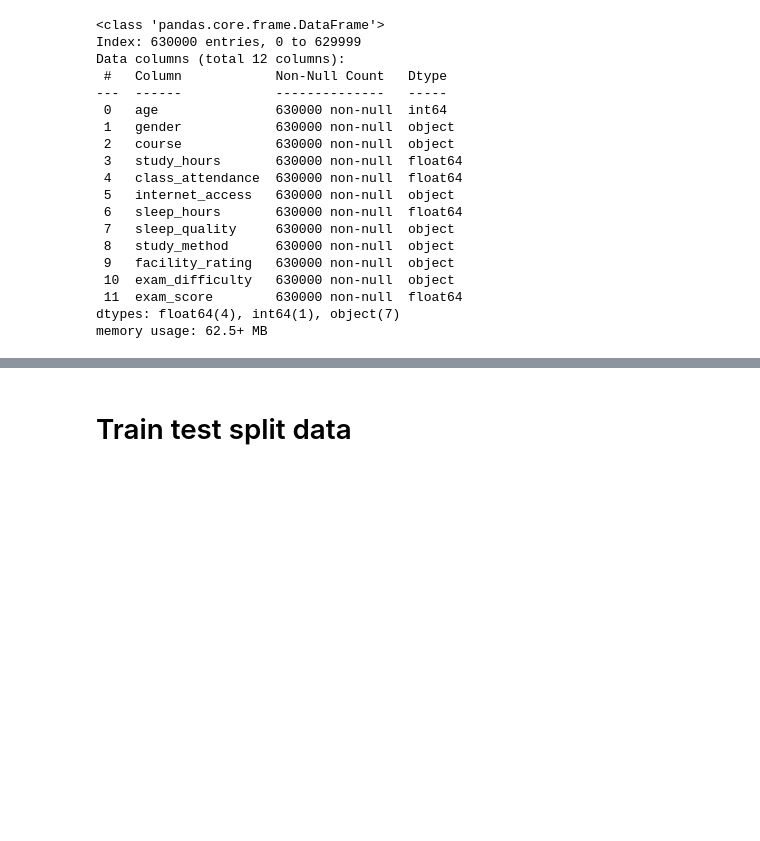
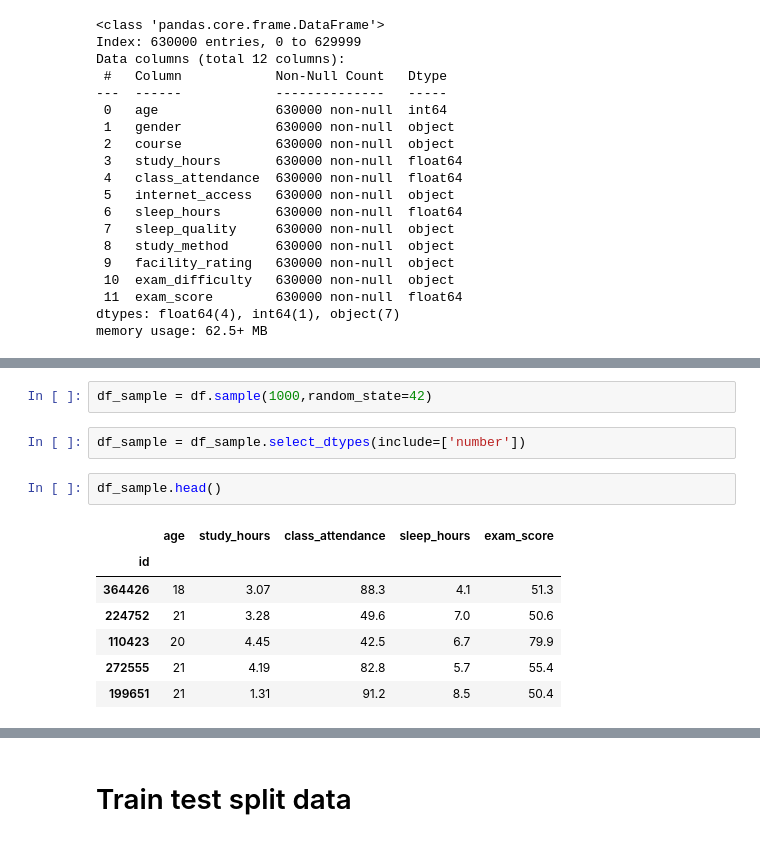
Before and after one commit to prabhatxplore/Daily-ML, a Jupyter notebook: predictstudentscore-sgd-regressor.ipynb, the cells around one changed output, grey strips where cells are left out. Drawn from its saved outputs; the diff is of its cells as text; blank space fills up the shorter version.

```diff
--- a/predictstudentscore-sgd-regressor.ipynb
+++ b/predictstudentscore-sgd-regressor.ipynb
@@ -64,0 +83,14 @@ memory usage: 62.5+ MB
+# %%
+df_sample = df.sample(1000,random_state=42)
+# %%
+df_sample = df_sample.select_dtypes(include=['number'])
+# %%
+df_sample.head()
+# %% [output]
+|  | age | study_hours | class_attendance | sleep_hours | exam_score |
+| id |  |  |  |  |  |
+| 364426 | 18 | 3.07 | 88.3 | 4.1 | 51.3 |
+| 224752 | 21 | 3.28 | 49.6 | 7.0 | 50.6 |
+| 110423 | 20 | 4.45 | 42.5 | 6.7 | 79.9 |
+| 272555 | 21 | 4.19 | 82.8 | 5.7 | 55.4 |
+| 199651 | 21 | 1.31 | 91.2 | 8.5 | 50.4 |
```
Also changed, not shown: parts of 33 cells of this notebook.
